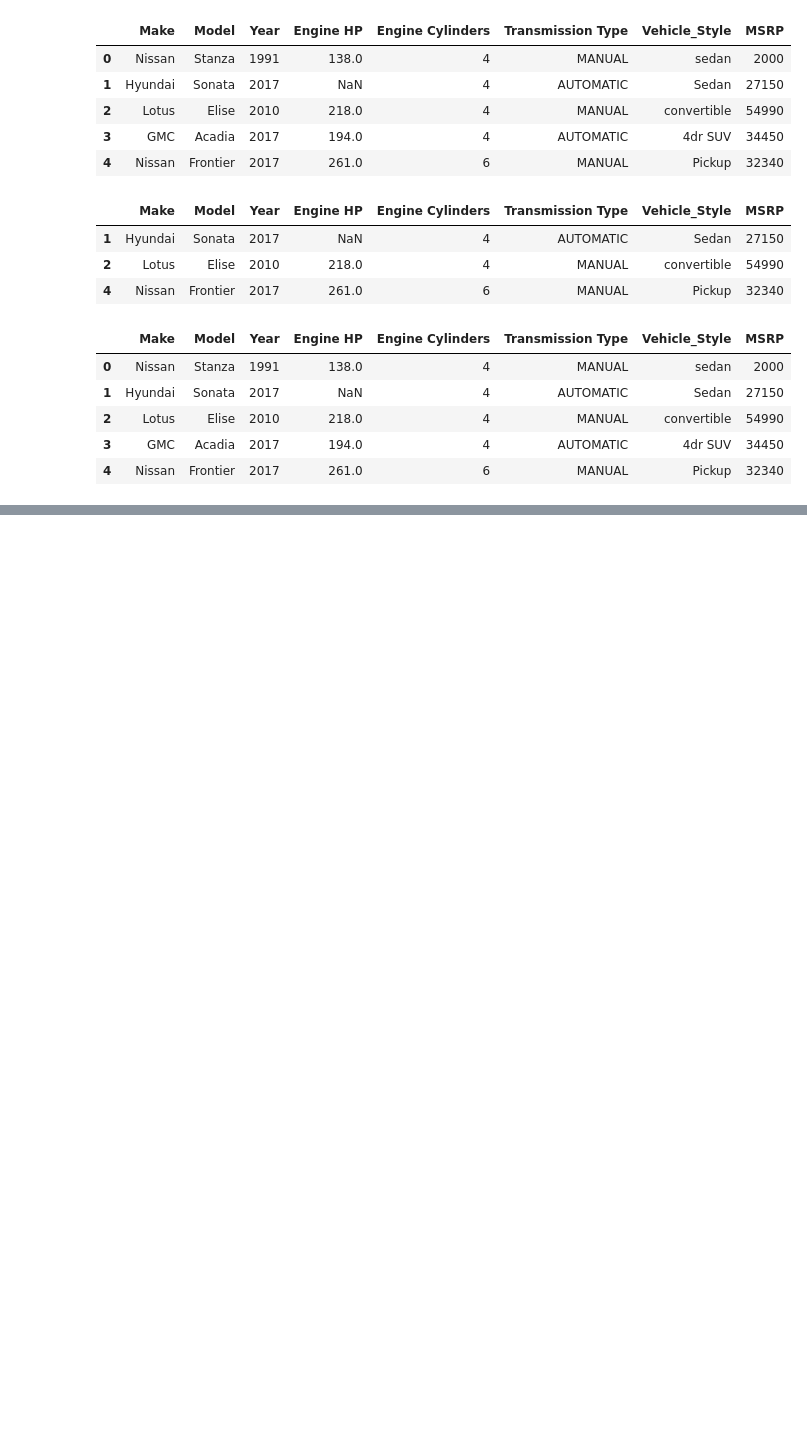
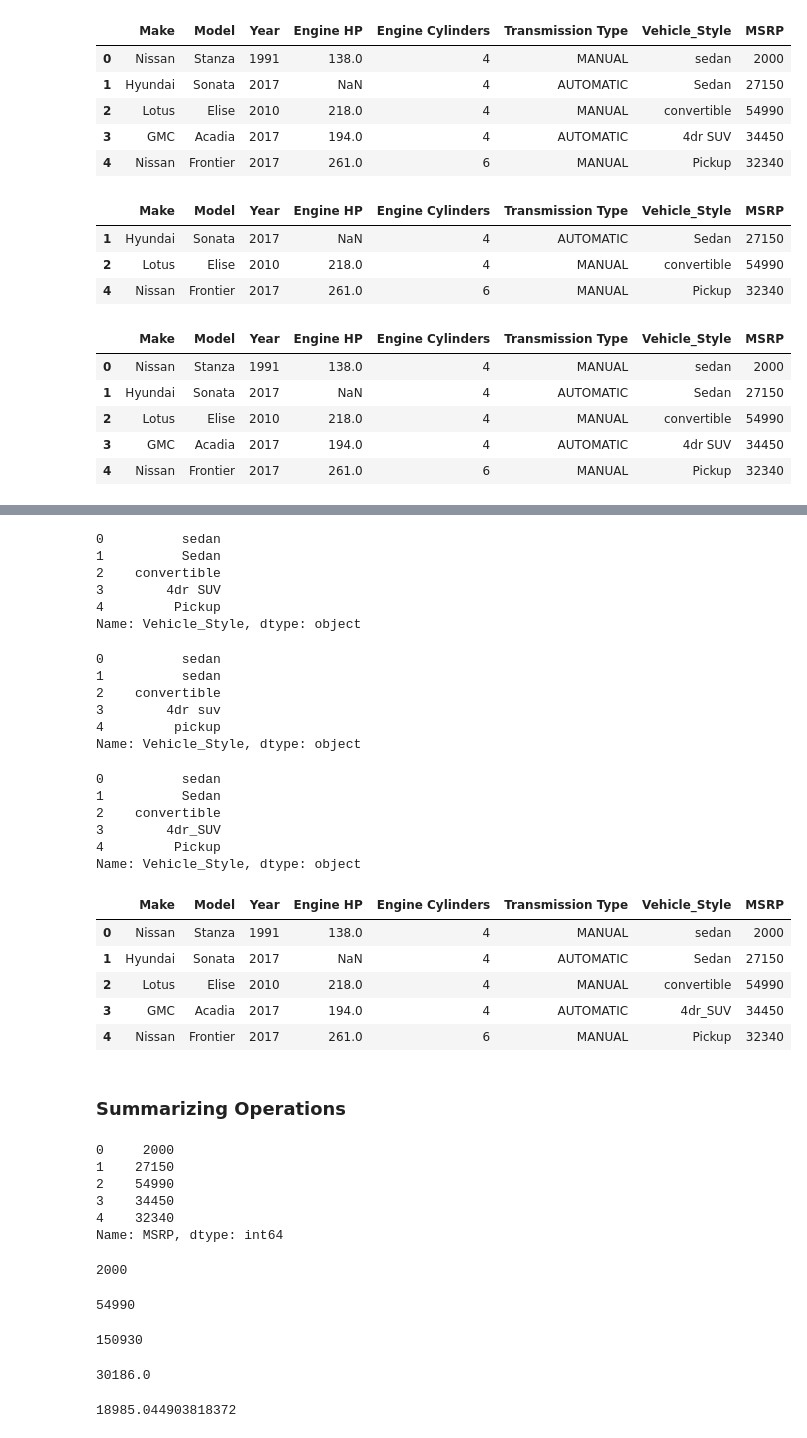
Before and after one commit to aziart/mlzoomcamp, a Jupyter notebook: 01-09 - Introduction to Pandas.ipynb, the cells around one changed output, grey strips where cells are left out. Saved outputs shown, nothing was run; the diff lists cells and outputs as text; code cells hidden in the pictures; blank space fills up the shorter version.

```diff
--- a/01-09 - Introduction to Pandas.ipynb
+++ b/01-09 - Introduction to Pandas.ipynb
@@ -190,0 +252,5 @@ df
+# %%
+df.reset_index(inplace=True)
+# %%
+df.drop(['index'], axis=1, inplace=True)
+df
@@ -190,0 +331,68 @@ df
+# %%
+df['Vehicle_Style']
+# %% [output]
+0          sedan
+1          Sedan
+2    convertible
+3        4dr SUV
+4         Pickup
+Name: Vehicle_Style, dtype: object
+# %%
+df['Vehicle_Style'].str.lower() # not inplace
+# %% [output]
+0          sedan
+1          sedan
+2    convertible
+3        4dr suv
+4         pickup
+Name: Vehicle_Style, dtype: object
+# %%
+df['Vehicle_Style'].str.replace(" ", "_") # not inplace
+# %% [output]
+0          sedan
+1          Sedan
+2    convertible
+3        4dr_SUV
+4         Pickup
+Name: Vehicle_Style, dtype: object
+# %%
+df['Vehicle_Style'] = df['Vehicle_Style'].str.replace(" ", "_") # not inplace
+df
+# %% [output]
+|  | Make | Model | Year | Engine HP | Engine Cylinders | Transmission Type | Vehicle_Style | MSRP |
+| 0 | Nissan | Stanza | 1991 | 138.0 | 4 | MANUAL | sedan | 2000 |
+| 1 | Hyundai | Sonata | 2017 | NaN | 4 | AUTOMATIC | Sedan | 27150 |
+| 2 | Lotus | Elise | 2010 | 218.0 | 4 | MANUAL | convertible | 54990 |
+| 3 | GMC | Acadia | 2017 | 194.0 | 4 | AUTOMATIC | 4dr_SUV | 34450 |
+| 4 | Nissan | Frontier | 2017 | 261.0 | 6 | MANUAL | Pickup | 32340 |
+# %% [markdown]
+### Summarizing Operations
+# %%
+df.MSRP
+# %% [output]
+0     2000
+1    27150
+2    54990
+3    34450
+4    32340
+Name: MSRP, dtype: int64
+# %%
+df.MSRP.min()
+# %% [output]
+2000
+# %%
+df.MSRP.max()
+# %% [output]
+54990
+# %%
+df.MSRP.sum()
+# %% [output]
+150930
+# %%
+df.MSRP.mean()
+# %% [output]
+30186.0
+# %%
+df.MSRP.std()
+# %% [output]
+18985.044903818372
```
Also changed, not shown: parts of 40 cells of this notebook, 3 other files.
